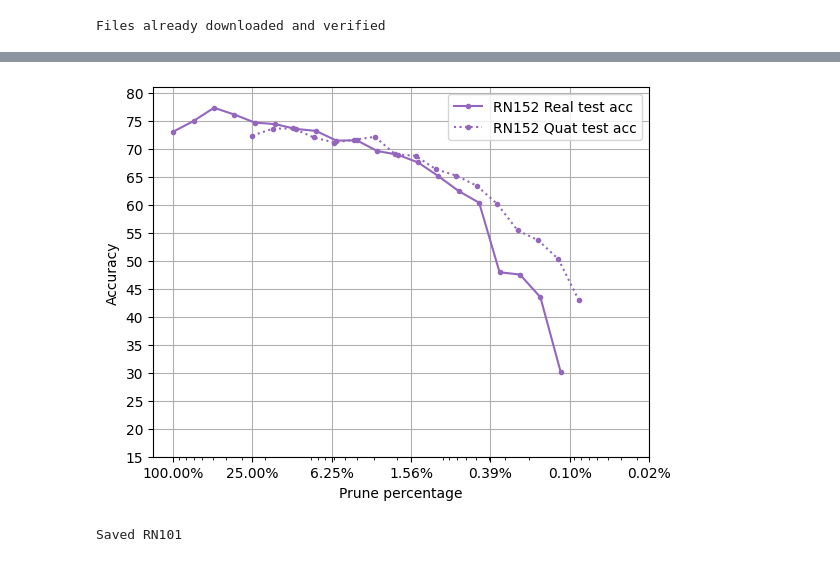
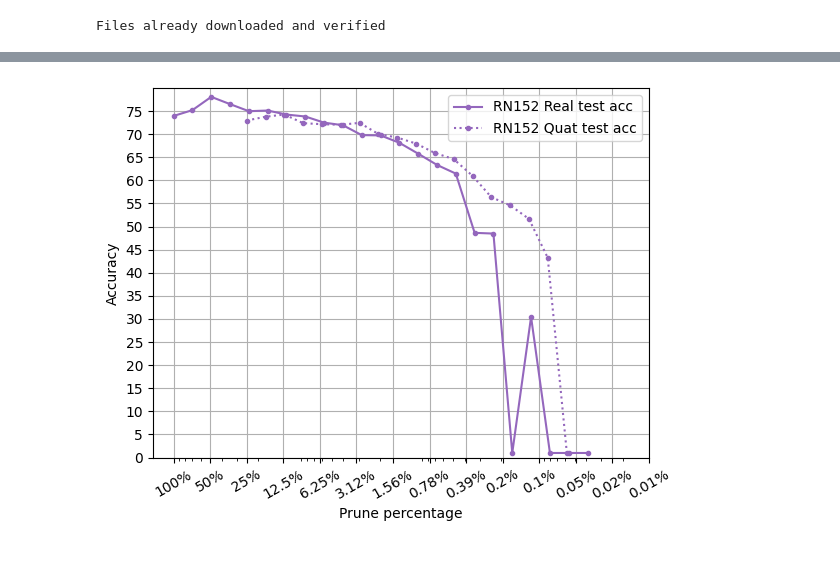
Before and after one commit to smlab-niser/quatLT23, a Jupyter notebook: classification/9_cifar100_RN18/graphs.ipynb, the cells around one changed output, grey strips where cells are left out. Saved outputs shown, nothing was run; the diff lists cells and outputs as text; code cells hidden in the pictures.

```diff
--- a/classification/9_cifar100_RN18/graphs.ipynb
+++ b/classification/9_cifar100_RN18/graphs.ipynb
@@ -52,0 +21,5 @@ else:
+# %%
+models = ["RN18_real", "RN18_quat", "RN34_real", "RN34_quat", "RN50_real", "RN50_quat", "RN101_real", "RN101_quat", "RN152_real", "RN152_quat"]
+for name in models:
+    a = torch.load(f'saved_models/{name}_prune/{name}_unpruned.pt')
+    print(f"{name}:\t{number_of_parameters(a)/1e6:.2f}M")
@@ -53,6 +57,5 @@ else:
 # %%
-if not load:
-    testset = torchvision.datasets.CIFAR100(root='/home/aritra/project/quatLT23/data/cifar100', train=False, download=True, transform=transform_test)
-    validation_generator = torch.utils.data.DataLoader(testset, batch_size=100, shuffle=False, drop_last=True)
+testset = torchvision.datasets.CIFAR100(root='/home/aritra/project/quatLT23/data/cifar100', train=False, download=True, transform=transform_test)
+validation_generator = torch.utils.data.DataLoader(testset, batch_size=100, shuffle=False, drop_last=False, pin_memory=True, num_workers=8)
 # %% [output]
 Files already downloaded and verified
@@ -138,36 +371,44 @@ plt.savefig("saved_models/RN101.pdf")
 # %%
-plt.plot(RN152_real_prune_percs[:20], RN152_real_test_accs[:20], linestyle="-", marker=".", color="tab:purple", label="RN152 Real test acc")
-plt.plot(RN152_quat_prune_percs[:17], RN152_quat_test_accs[:17], linestyle=":", marker=".", color="tab:purple", label="RN152 Quat test acc")
+# RN152_real:	58.34M
+# RN152_quat:	14.70M
+
+real_prune_percs = []
+real_test_accs = []
+real_num_params = []
+for m in models["RN152_real"].values():
+    real_prune_percs.append(m["prune_perc"]*100)
+    real_num_params.append(m["prune_perc"]*58.34)
+    real_test_accs.append(m["accuracy"])
+
+quat_prune_percs = []
+quat_test_accs = []
+quat_num_params = []
+for m in models["RN152_quat"].values():
+    quat_prune_percs.append(m["prune_perc"]*25)
+    quat_num_params.append(m["prune_perc"]*14.70)
+    quat_test_accs.append(m["accuracy"])
+
+unif["R152_acc"] = real_test_accs
+unif["R152_prune"] = real_prune_percs
+unif["R152_params"] = real_num_params
+unif["Q152_acc"] = quat_test_accs
+unif["Q152_prune"] = quat_prune_percs
+unif["Q152_params"] = quat_num_params
+
+plt.plot(real_prune_percs, real_test_accs, linestyle="-", marker=".", color="tab:purple", label="RN152 Real test acc")
+plt.plot(quat_prune_percs, quat_test_accs, linestyle=":", marker=".", color="tab:purple", label="RN152 Quat test acc")
+
 
 plt.xscale("log")
 plt.legend()
 plt.xlabel("Prune percentage")
 plt.ylabel("Accuracy")
 plt.gca().invert_xaxis()
-ticks = [100*0.25**i for i in range(7)]
-plt.xticks(ticks, [f"{t:.2f}%" for t in ticks])
-plt.yticks(range(15, 81, 5))
-plt.ylim(15, 81)
+ticks = [100*0.5**i for i in range(14)]
+plt.xticks(ticks, [f"{proc(t)}%" for t in ticks], rotation=30)
+plt.yticks(range(0, 80, 5))
+plt.ylim(0, 80)
 plt.grid()
-plt.savefig("saved_models/RN152.pdf")
+plt.savefig("saved_models/RN152.pdf", bbox_inches='tight')
 # %% [output]
-[figure, old version]
+[figure, new version]
-# %%
-if not load:
-    data = {
-        "RN101_real_test_accs": RN101_real_test_accs.tolist(),
-        "RN101_real_prune_percs": RN101_real_prune_percs.tolist(),
-        "RN101_quat_test_accs": RN101_quat_test_accs.tolist(),
-        "RN101_quat_prune_percs": RN101_quat_prune_percs.tolist(),
-
-        "RN152_real_test_accs": RN152_real_test_accs.tolist(),
-        "RN152_real_prune_percs": RN152_real_prune_percs.tolist(),
-        "RN152_quat_test_accs": RN152_quat_test_accs.tolist(),
-        "RN152_quat_prune_percs": RN152_quat_prune_percs.tolist(),
-    }
-
-    with open("saved_models/RN101.json", "w") as f:
-        json.dump(data, f)
-    print("Saved RN101")
-# %% [output]
-Saved RN101
```
Also changed, not shown: parts of 22 cells of this notebook, 27 other files.
